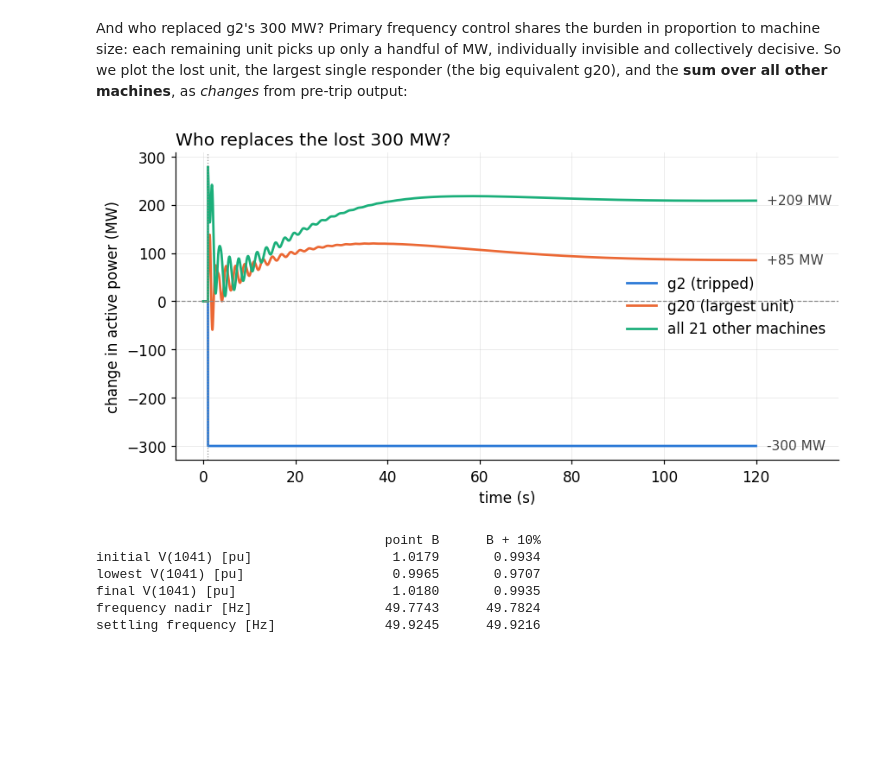
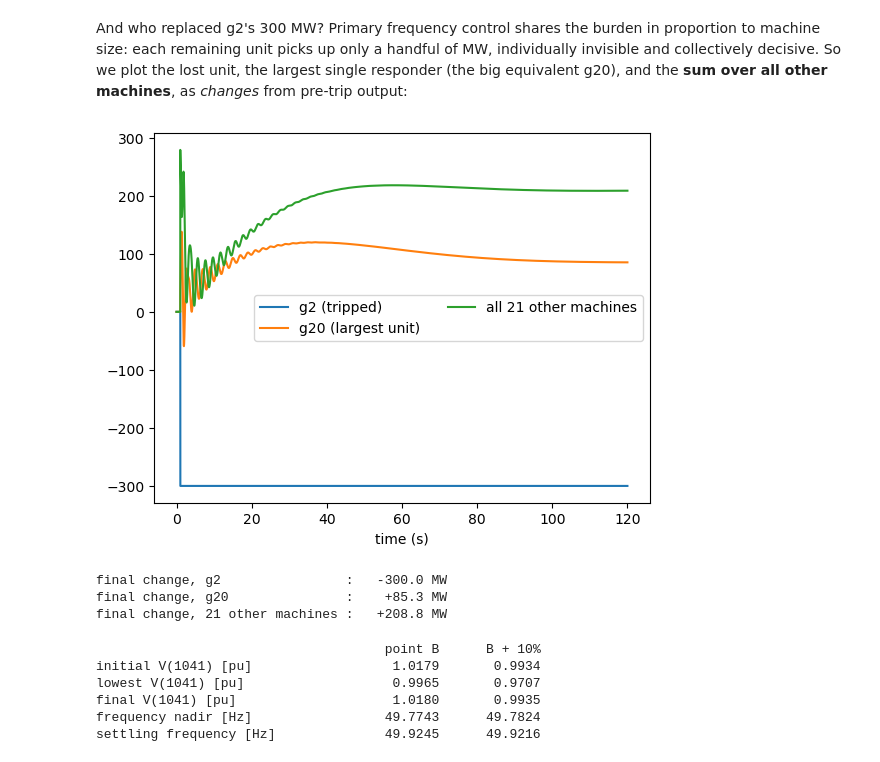
Before and after one commit to SPS-L/stepss-IEEE-Nordic-Test-system, a Jupyter notebook: jupyterhub-tutorial/PowerFlowToDynamics.ipynb, the cells around one changed output. Drawn from its saved outputs; the diff is of its cells as text; code cells hidden in the pictures; blank space fills up the shorter version.

```diff
--- a/jupyterhub-tutorial/PowerFlowToDynamics.ipynb
+++ b/jupyterhub-tutorial/PowerFlowToDynamics.ipynb
@@ -262,0 +226,10 @@ plt.show()
+# %%
+# A PV curve is not a time series, so it is drawn with matplotlib directly:
+# stepss.curplot draws curves against time.
+p = [r['p_central'] for r in steps]
+plt.plot(p, [r['v1041'] for r in steps], 'o-', label='bus 1041 (130 kV)')
+plt.plot(p, [r['v4044'] for r in steps], 'o-', label='bus 4044 (400 kV)')
+plt.xlabel('Central-area load (MW)')
+plt.ylabel('voltage (pu)')
+plt.legend()
+plt.show()
@@ -482,34 +423,29 @@ machines**, as *changes* from pre-trip output:
 # %%
 GENS = [f'g{i}' for i in range(1, 21)] + ['g15b', 'g16b', 'g18b']
 
+
 def dp(gen):
+    """Change in active power output from the pre-trip value, in MW."""
     p = ext_plus10.getSync(gen).P
     return p.time, p.value - p.value[0]
 
+
 t, dp_g2 = dp('g2')
 _, dp_g20 = dp('g20')
-dp_rest = -dp_g2 * 0.0
-for g in GENS:
-    if g not in ('g2', 'g20'):
-        dp_rest = dp_rest + dp(g)[1]
+dp_rest = sum(dp(g)[1] for g in GENS if g not in ('g2', 'g20'))
 
-fig, ax = plt.subplots()
-for series, label, colr in [(dp_g2, 'g2 (tripped)', COL_B),
-                            (dp_g20, 'g20 (largest unit)', COL_PLUS10),
-                            (dp_rest, 'all 21 other machines', COL_3)]:
-    ax.plot(t, series, color=colr, label=label)
-    ax.annotate(f'{series[-1]:+.0f} MW', (t[-1], series[-1]), xytext=(8, 0),
-                textcoords='offset points', va='center', color='0.25', fontsize=10)
-ax.axhline(0.0, color='0.55', linewidth=0.8, linestyle='--')
-ax.axvline(1.0, color='0.55', linewidth=0.8, linestyle=':')
-ax.set_xlabel('time (s)')
-ax.set_ylabel('change in active power (MW)')
-ax.set_title('Who replaces the lost 300 MW?', loc='left')
-ax.set_xlim(right=138)
-ax.legend(loc='center right')
-plt.show()
+stepss.curplot([stepss.cur(t, dp_g2, 'g2 (tripped)'),
+                stepss.cur(t, dp_g20, 'g20 (largest unit)'),
+                stepss.cur(t, dp_rest, 'all 21 other machines')])
+
+print(f'final change, g2                : {dp_g2[-1]:+8.1f} MW')
+print(f'final change, g20               : {dp_g20[-1]:+8.1f} MW')
+print(f'final change, 21 other machines : {dp_rest[-1]:+8.1f} MW')
 # %% [output]
-[figure, old version]
+[figure, new version]
+final change, g2                :   -300.0 MW
+final change, g20               :    +85.3 MW
+final change, 21 other machines :   +208.8 MW
 # %%
 # Key outcomes, side by side.
 print(f'{"":32}{"point B":>12} {"B + 10%":>12}')
```
Also changed, not shown: parts of 12 cells of this notebook.
